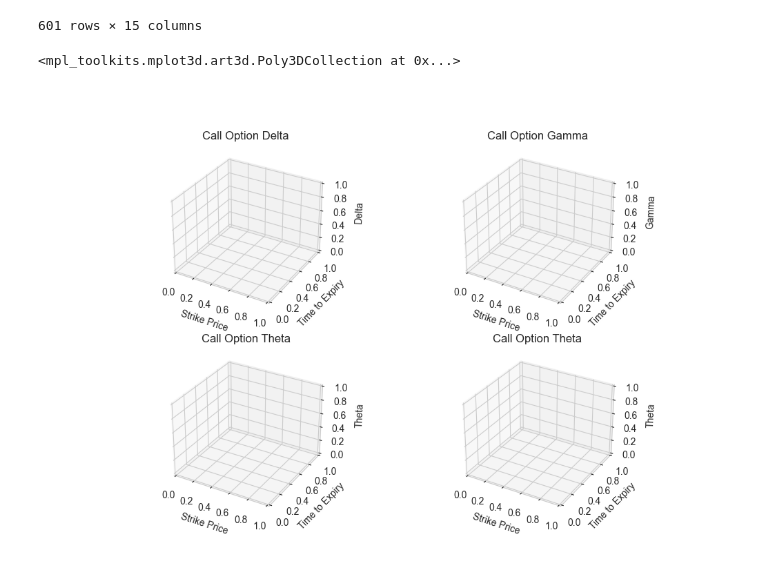
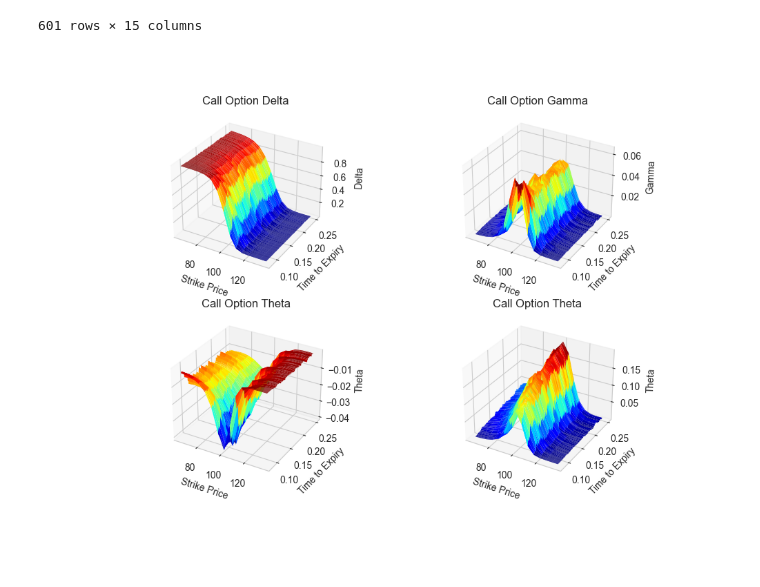
Before and after one commit to Ae-bii/uchicago-trading-2023, a Jupyter notebook: case2/analysis/understanding_train_data.ipynb, the cells around one changed output. Drawn from its saved outputs; the diff is of its cells as text; code cells hidden in the pictures.

```diff
--- a/case2/analysis/understanding_train_data.ipynb
+++ b/case2/analysis/understanding_train_data.ipynb
@@ -152,7 +151,7 @@ plt.plot(df_call65['time_to_expiry'],cimpl_vol)
 # Implied Volatility Surfaces
 # %%
 df['time_to_expiry'] = np.linspace(0.25,1/12,601)
-cimpl_vol = np.zeros((len(df),len(range(65,140,5))))
+impl_vol = np.zeros((len(df),len(range(65,140,5))))
 # %%
 for i in range(len(df)):
     for j in range(65,140,5):
@@ -162,7 +161,7 @@ for i in range(len(df)):
         t = df['time_to_expiry'][i]
         r = 0
         flag = 'c'
-        cimpl_vol[i][int((j/5) - 13)] = vectorized_implied_volatility(price, S, K, t, r, flag, q=0, return_as='numpy')[0]
+        impl_vol[i][int((j/5) - 13)] = vectorized_implied_volatility(price, S, K, t, r, flag, q=0, return_as='numpy')[0]
 # %%
 cimpl_df = pd.DataFrame(cimpl_vol, columns=[f'CIV{i}' for i in range(65,140,5)])
 cimpl_df
@@ -304,36 +304,36 @@ cvega_df
 %matplotlib widget
 
 x,y = np.meshgrid(range(65,140,5), df['time_to_expiry'])
 # fig, ax = plt.subplots(subplot_kw={"projection": "3d"})
 fig2 = plt.figure(figsize=(10, 7))
 
 ax1 = fig2.add_subplot(221, projection='3d')
 ax1.set_title("Call Option Delta")
 ax1.set_ylabel('Time to Expiry')
 ax1.set_xlabel('Strike Price')
 ax1.set_zlabel('Delta')
-ax.plot_surface(x, y, cdelta_df, cmap=plt.cm.jet, antialiased=True, rcount=200, ccount=200, linewidth=0)
+ax1.plot_surface(x, y, cdelta_df, cmap=plt.cm.jet, antialiased=True, rcount=200, ccount=200, linewidth=0)
 
 ax2 = fig2.add_subplot(222, projection='3d')
 ax2.set_title("Call Option Gamma")
 ax2.set_ylabel('Time to Expiry')
 ax2.set_xlabel('Strike Price')
 ax2.set_zlabel('Gamma')
-ax.plot_surface(x, y, cgamma_df, cmap=plt.cm.jet, antialiased=True, rcount=200, ccount=200, linewidth=0)
+ax2.plot_surface(x, y, cgamma_df, cmap=plt.cm.jet, antialiased=True, rcount=200, ccount=200, linewidth=0)
 
 ax3 = fig2.add_subplot(223, projection='3d')
 ax3.set_title("Call Option Theta")
 ax3.set_ylabel('Time to Expiry')
 ax3.set_xlabel('Strike Price')
 ax3.set_zlabel('Theta')
-ax.plot_surface(x, y, ctheta_df, cmap=plt.cm.jet, antialiased=True, rcount=200, ccount=200, linewidth=0)
+ax3.plot_surface(x, y, ctheta_df, cmap=plt.cm.jet, antialiased=True, rcount=200, ccount=200, linewidth=0)
 
 ax4 = fig2.add_subplot(224, projection='3d')
 ax4.set_title("Call Option Theta")
 ax4.set_ylabel('Time to Expiry')
 ax4.set_xlabel('Strike Price')
 ax4.set_zlabel('Theta')
-ax.plot_surface(x, y, cvega_df, cmap=plt.cm.jet, antialiased=True, rcount=200, ccount=200, linewidth=0)
+ax4.plot_surface(x, y, cvega_df, cmap=plt.cm.jet, antialiased=True, rcount=200, ccount=200, linewidth=0)
+plt.show()
 # %% [output]
-<mpl_toolkits.mplot3d.art3d.Poly3DCollection at 0x...>
-[figure, old version]
+[figure, new version]
```
Also changed, not shown: parts of 6 cells of this notebook.
